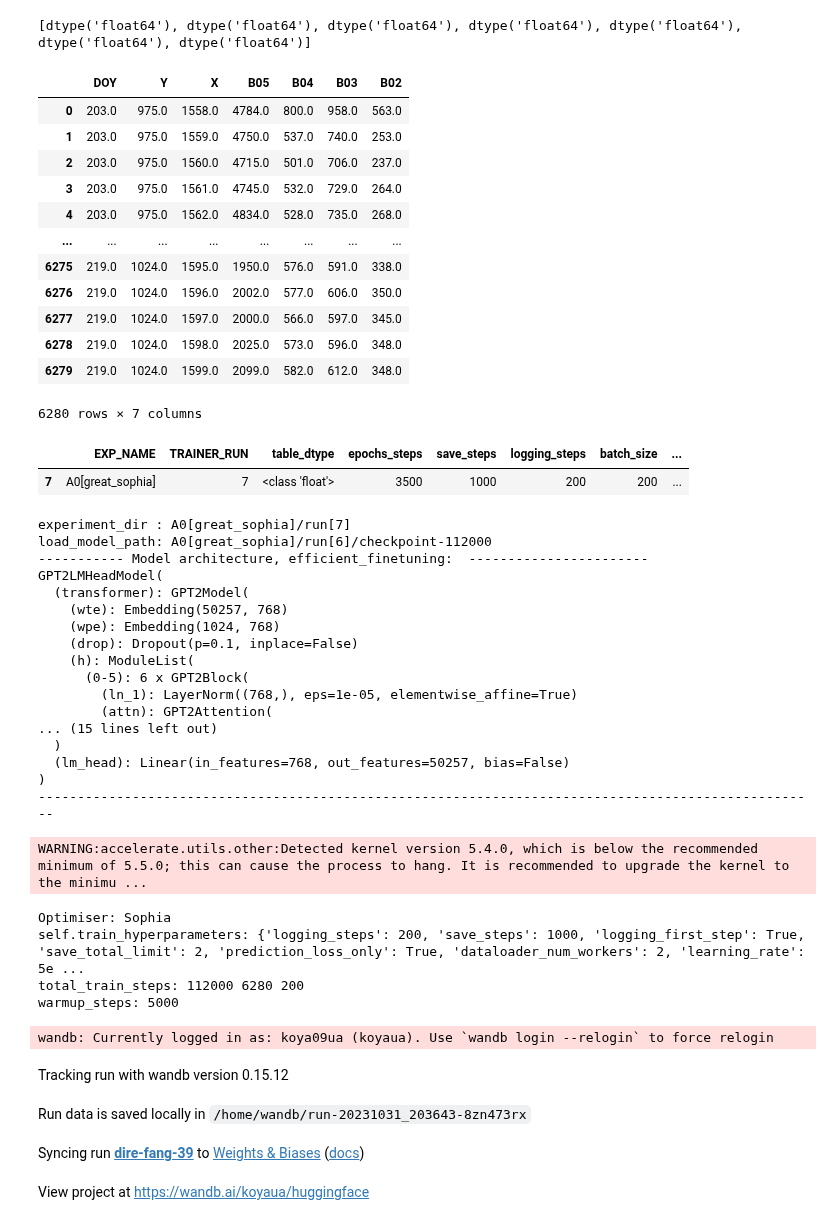
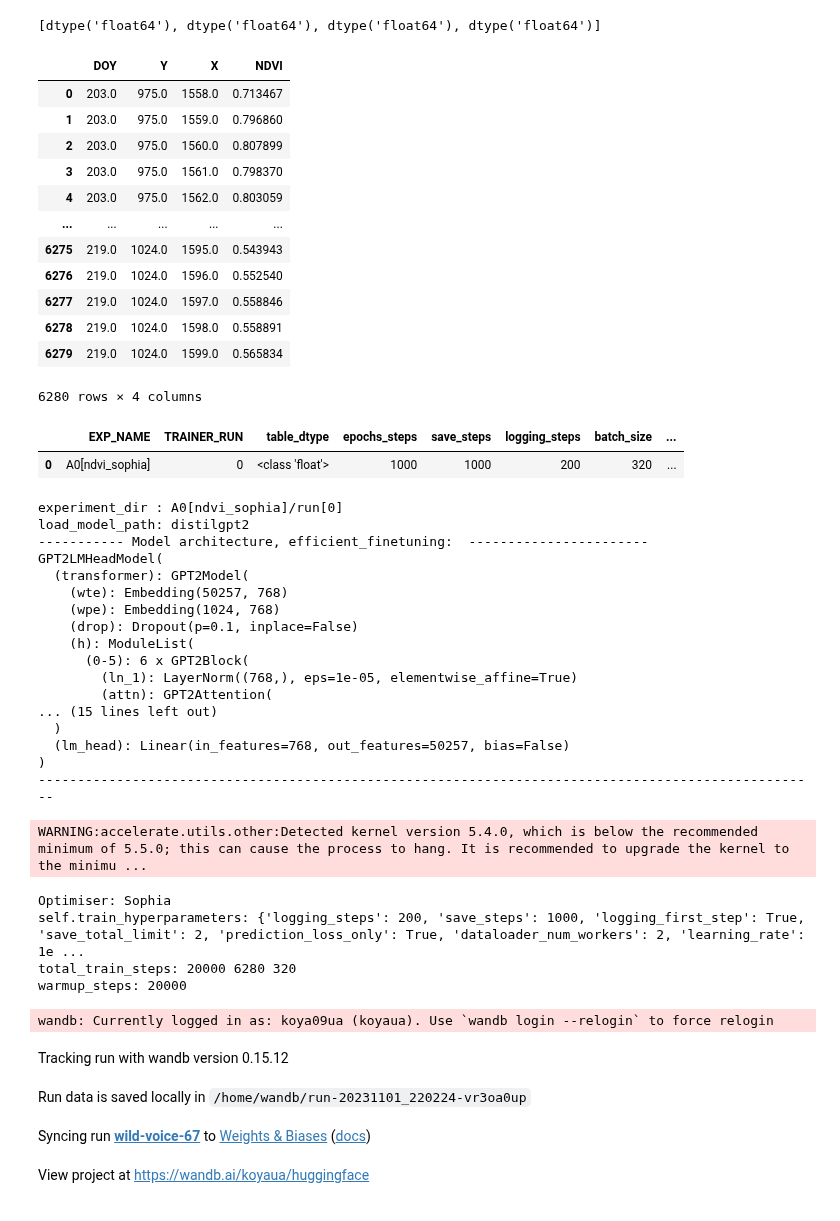
Before and after one commit to koyacolab/aispace, a Jupyter notebook: ai.ipynb, the cells around one changed output. Drawn from its saved outputs; the diff is of its cells as text; code cells hidden in the pictures.

Commit message:
ndvi trainable

```diff
--- a/ai.ipynb
+++ b/ai.ipynb
@@ -240,7 +241,8 @@ train_data
 ... (10 outputs left out)
 # %%
 # data = train_data.copy() #[0:1000]
-data = train_data.copy()
+train_columns_list = ['NDVI', 'X', 'Y', 'DOY']
+data = train_data[train_columns_list].copy()
 
 # Get the DataFrame with columns in reverse order
 data = data[data.columns[::-1]].copy()
@@ -270,7 +272,7 @@ EXP_NAME = 'exp-T4'
 optimizer_fit = 'sophia'
 ##########################################################
 
-EXP_NAME = f'A0[great_{optimizer_fit}]'
+EXP_NAME = f'A0[ndvi_{optimizer_fit}]'
 
 #### 1 ###########
 # learning_rate = 5e-5
@@ -289,19 +291,21 @@ EXP_NAME = f'A0[great_{optimizer_fit}]'
 # optimizer = SophiaG(model.parameters(), lr=2e-4, betas=(0.965, 0.99), rho = 0.01, weight_decay=1e-1)
 
 #### FOR V-100 GPU USABILITY################################
-epochs_steps = 3500   # 250 #50
+epochs_steps = 1000   # 250 #50
 save_steps = 1000   #250 #50 #9380  #2000   # FOR FIT THIS VALUE START TRAIN DATASET, EQUALS FOR STEPS IN FIRST START
 logging_steps = 200 # 250 #25 #9380  #1000
 #### batch_size = 250 for T4
-batch_size = 200 #250 #312  # 224 # 250 #300 #164 for float64 # 112 # for float64 # 136 # 96   # 140# 400
+batch_size = 200 #RGBN
+batch_size = 320 #NDVI
 #######################################
-step_checkpoint_list = [7000, 105000, 82000, 32000, 22000, 112000, 112000]
+step_checkpoint_list = [7000, 105000, 82000, 32000, 22000, 112000, 112000, 112000]
+step_checkpoint_list = [112000, 32000, 21000]
 
-lr_fit=5e-6
+lr_fit=1e-7
 learning_rate = lr_fit
 
 experiment_dir = ""
-TRAINER_RUN = 7
+TRAINER_RUN = 0
 RESUME_FROM_CHECKPOINT = False
 
 
@@ -371,52 +375,52 @@ model = GReaT(llm=load_model_path,
               prediction_loss_only=True,
               experiment_dir=f'{experiment_dir}',
               dataloader_num_workers=2,
               efficient_finetuning = efficient_finetuning,
               learning_rate=learning_rate,
               # lr_scheduler_type=lr_scheduler_type,
-              warmup_steps = 5000,
+              warmup_steps = 20000,
               # warmup_ratio=0.05,
               seed=current_time,
               data_seed=current_time+int(time.time()),
               # optim=optimizer,
               fp16 = True,
               # torch_compile=True,   #### uncomment for Ampere
               # bf16=True,            #### uncomment for Ampere
               )
 
 print(f'----------- Model architecture, efficient_finetuning: {efficient_finetuning} -----------------------')
 print(model.model)
 print(f'----------------------------------------------------------------------------------------------------')
 # fn
 
 if RESUME_FROM_CHECKPOINT == True:
     model.fit(data=data, optimizer=optimizer_fit, lr_fit=lr_fit, resume_from_checkpoint=True)
 else:
     model.fit(data=data, optimizer=optimizer_fit, lr_fit=lr_fit)
 # model.fit(data=train_data, test_data=test_data)
 
 model.save(f'{experiment_dir}/model')
 
 TRAINER_DICT.to_csv(f'{experiment_dir}.csv')
 # %% [output]
-[dtype('float64'), dtype('float64'), dtype('float64'), dtype('float64'), dtype('float64'), dtype('float64'), dtype('float64')]
+[dtype('float64'), dtype('float64'), dtype('float64'), dtype('float64')]
-|  | DOY | Y | X | B05 | B04 | B03 | B02 |
-| 0 | 203.0 | 975.0 | 1558.0 | 4784.0 | 800.0 | 958.0 | 563.0 |
-| 1 | 203.0 | 975.0 | 1559.0 | 4750.0 | 537.0 | 740.0 | 253.0 |
-| 2 | 203.0 | 975.0 | 1560.0 | 4715.0 | 501.0 | 706.0 | 237.0 |
-| 3 | 203.0 | 975.0 | 1561.0 | 4745.0 | 532.0 | 729.0 | 264.0 |
-| 4 | 203.0 | 975.0 | 1562.0 | 4834.0 | 528.0 | 735.0 | 268.0 |
-| ... | ... | ... | ... | ... | ... | ... | ... |
-| 6275 | 219.0 | 1024.0 | 1595.0 | 1950.0 | 576.0 | 591.0 | 338.0 |
-| 6276 | 219.0 | 1024.0 | 1596.0 | 2002.0 | 577.0 | 606.0 | 350.0 |
-| 6277 | 219.0 | 1024.0 | 1597.0 | 2000.0 | 566.0 | 597.0 | 345.0 |
-| 6278 | 219.0 | 1024.0 | 1598.0 | 2025.0 | 573.0 | 596.0 | 348.0 |
-| 6279 | 219.0 | 1024.0 | 1599.0 | 2099.0 | 582.0 | 612.0 | 348.0 |
+|  | DOY | Y | X | NDVI |
+| 0 | 203.0 | 975.0 | 1558.0 | 0.713467 |
+| 1 | 203.0 | 975.0 | 1559.0 | 0.796860 |
+| 2 | 203.0 | 975.0 | 1560.0 | 0.807899 |
+| 3 | 203.0 | 975.0 | 1561.0 | 0.798370 |
+| 4 | 203.0 | 975.0 | 1562.0 | 0.803059 |
+| ... | ... | ... | ... | ... |
+| 6275 | 219.0 | 1024.0 | 1595.0 | 0.543943 |
+| 6276 | 219.0 | 1024.0 | 1596.0 | 0.552540 |
+| 6277 | 219.0 | 1024.0 | 1597.0 | 0.558846 |
+| 6278 | 219.0 | 1024.0 | 1598.0 | 0.558891 |
+| 6279 | 219.0 | 1024.0 | 1599.0 | 0.565834 |
-6280 rows × 7 columns
+6280 rows × 4 columns
 |  | EXP_NAME | TRAINER_RUN | table_dtype | epochs_steps | save_steps | logging_steps | batch_size | ... |
-| 7 | A0[great_sophia] | 7 | <class 'float'> | 3500 | 1000 | 200 | 200 | ... |
+| 0 | A0[ndvi_sophia] | 0 | <class 'float'> | 1000 | 1000 | 200 | 320 | ... |
-experiment_dir : A0[great_sophia]/run[7]
-load_model_path: A0[great_sophia]/run[6]/checkpoint-112000
+experiment_dir : A0[ndvi_sophia]/run[0]
+load_model_path: distilgpt2
 ----------- Model architecture, efficient_finetuning:  -----------------------
 GPT2LMHeadModel(
   (transformer): GPT2Model(
@@ -434,13 +438,13 @@ GPT2LMHeadModel(
 ----------------------------------------------------------------------------------------------------
 WARNING:accelerate.utils.other:Detected kernel version 5.4.0, which is below the recommended minimum of 5.5.0; this can cause the process to hang. It is recommended to upgrade the kernel to the minimu ...
 Optimiser: Sophia
-self.train_hyperparameters: {'logging_steps': 200, 'save_steps': 1000, 'logging_first_step': True, 'save_total_limit': 2, 'prediction_loss_only': True, 'dataloader_num_workers': 2, 'learning_rate': 5e ...
-total_train_steps: 112000 6280 200
-warmup_steps: 5000
+self.train_hyperparameters: {'logging_steps': 200, 'save_steps': 1000, 'logging_first_step': True, 'save_total_limit': 2, 'prediction_loss_only': True, 'dataloader_num_workers': 2, 'learning_rate': 1e ...
+total_train_steps: 20000 6280 320
+warmup_steps: 20000
 wandb: Currently logged in as: koya09ua (koyaua). Use `wandb login --relogin` to force relogin
 Tracking run with wandb version 0.15.12
-Run data is saved locally in /home/wandb/run-20231031_203643-8zn473rx
+Run data is saved locally in /home/wandb/run-20231101_220224-vr3oa0up
-Syncing run dire-fang-39 to Weights & Biases (docs)
+Syncing run wild-voice-67 to Weights & Biases (docs)
 View project at https://wandb.ai/koyaua/huggingface
 ... (4 outputs left out)
 # %%
```
Also changed, not shown: parts of 1 cell of this notebook, 4 other files.
